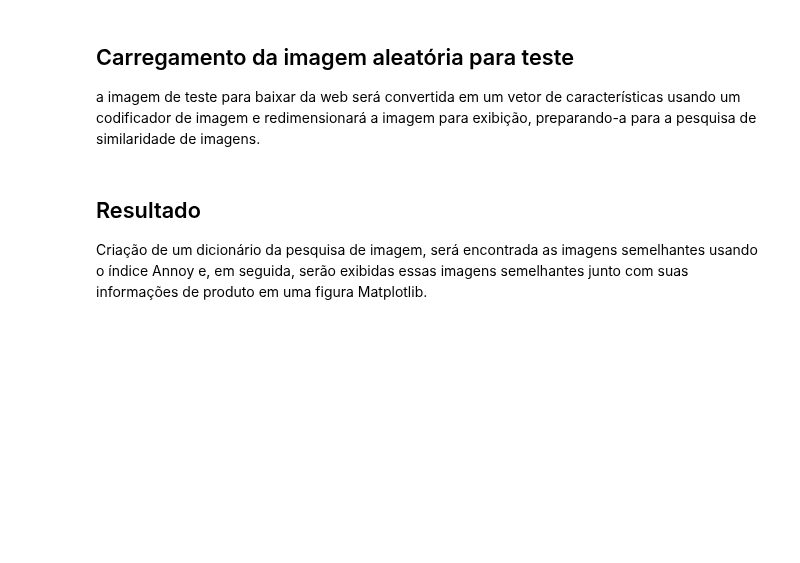
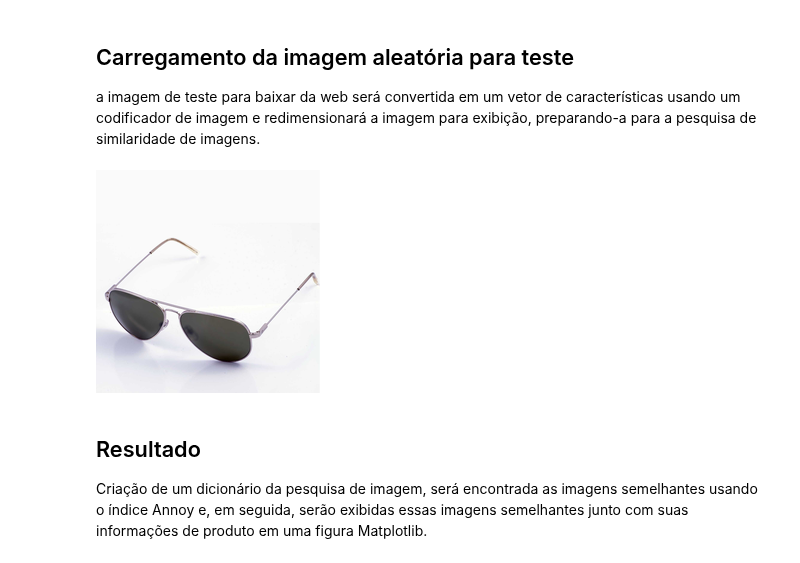
Before and after one commit to mateusribeirocampos/diollm, a Jupyter notebook: Image_recommendation_system_DIO.ipynb, the cells around one changed output. Saved outputs shown, nothing was run; the diff lists cells and outputs as text; code cells hidden in the pictures; blank space fills up the shorter version.

```diff
--- a/Image_recommendation_system_DIO.ipynb
+++ b/Image_recommendation_system_DIO.ipynb
@@ -223,6 +303,13 @@ img_paths = []
 for path in Path('/content/Fashion_data/categories').rglob('*.jpg'):
   img_paths.append(path)
 np.random.shuffle(img_paths)
+# %%
+def load_img(path):
+  img = tf.io.read_file(path)
+  img = tf.io.decode_jpeg(img, channels=3)
+  img = tf.image.resize_with_pad(img, 160, 160)
+  img  = tf.image.convert_image_dtype(img, tf.float32)[tf.newaxis, ...]
+  return img
 # %%
 TRANSFER_LEARNING_FLAG = 1
 if TRANSFER_LEARNING_FLAG:
@@ -233,6 +322,14 @@ else:
 # %%
 imgvec_path = '/content/img_vectors/'
 Path(imgvec_path).mkdir(parents=True, exist_ok=True)
+# %%
+for filename in tqdm(img_paths[:5000]):
+    img = load_img(str(filename))
+    features = module(img)
+    feature_set = np.squeeze(features)
+    outfile_name = os.path.basename(filename).split('.')[0] + ".npz"
+    out_path_file = os.path.join(imgvec_path, outfile_name)
+    np.savetxt(out_path_file, feature_set, delimiter=',')
 # %% [markdown]
 ## Metadados e Indexação
 
@@ -325,20 +434,22 @@ import matplotlib.image as mpimg
 
 a imagem de teste para baixar da web será convertida em um vetor de características usando um codificador de imagem e redimensionará a imagem para exibição, preparando-a para a pesquisa de similaridade de imagens.
 # %%
-img_addr = 'https://images-na.ssl-images-amazon.com/images/I/81%2Bd6eSA0eL._UL1500_.jpg'
+img_addr = 'https://images.tcdn.com.br/img/img_prod/654644/sunglass_electric_av1_large_platinum_m_grey_silver_chrome_213_1_c6db098c41ea6d913fa31a6d9e51caee.jpg'
 
 !wget -q -O img.jpg $img_addr
 test_img = 'img.jpg'
 topK = 4
 
 test_vec = np.squeeze(module(load_img(test_img)))
 
 basewidth = 224
 img = Image.open(test_img)
 wpercent = (basewidth/float(img.size[0]))
 hsize = int((float(img.size[1])*float(wpercent)))
-img = img.resize((basewidth,hsize), Image.ANTIALIAS)
+img = img.resize((basewidth,hsize), Image.Resampling.LANCZOS)
 img
+# %% [output]
+[figure, added]
 # %% [markdown]
 ## Resultado
 
```
Also changed, not shown: parts of 27 cells of this notebook.
